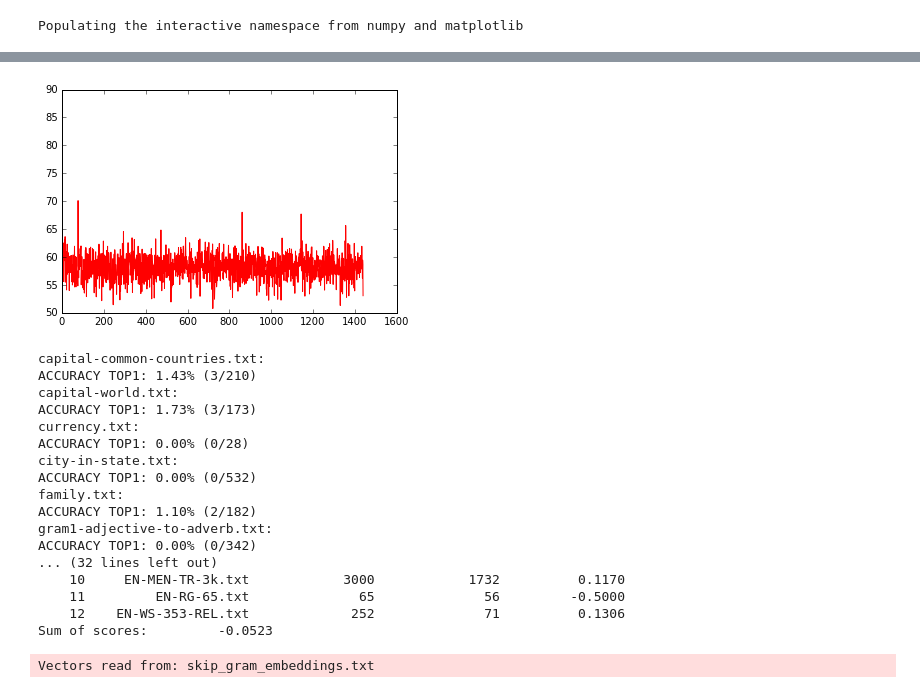
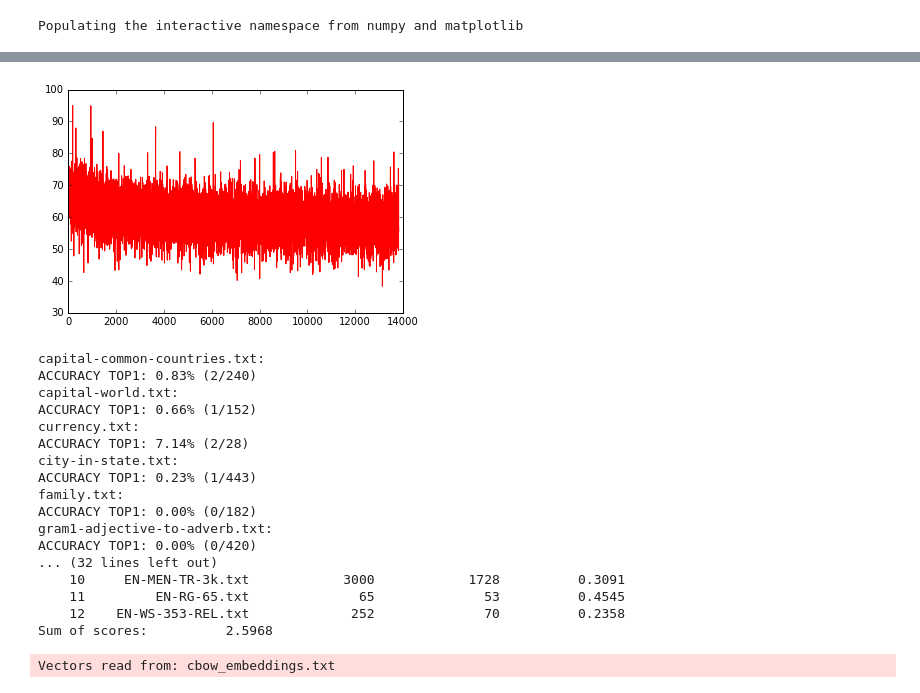
Before and after one commit to Ignotus/theano-word2vec, a Jupyter notebook: evaluation.ipynb, the cells around one changed output, grey strips where cells are left out. Cells and saved outputs as stored; diff of their text form; code cells hidden in the pictures.

Commit message:
CBOW seems to work better on a small dataset.

```diff
--- a/evaluation.ipynb
+++ b/evaluation.ipynb
@@ -44,14 +40,14 @@ plt.show()
 # %%
 import cPickle as pickle
-with open('skip_gram_losses.npy', 'r') as f:
+with open('cbow_losses.npy', 'r') as f:
     loss_changes = pickle.load(f)[::100]
 
 t = list(range(len(loss_changes)))
 
 plt.plot(t, loss_changes, 'r')
 plt.show()
 # %% [output]
-[figure, old version]
+[figure, new version]
 # %%
 def export_embeddings(corpus, word_vectors, file_name):
     with open(file_name, 'w+') as f:
@@ -68,23 +64,23 @@ export_dict(corpus, 'skip_gram_dict.txt')
 # %%
 %%bash
-python evaluation/GloVe/eval/python/evaluate.py --vocab_file skip_gram_dict.txt --vectors_file skip_gram_embeddings.txt
-python evaluation/eval-word-vectors/all_wordsim.py skip_gram_embeddings.txt evaluation/eval-word-vectors/data/word-sim/
+python evaluation/GloVe/eval/python/evaluate.py --vocab_file cbow_dict.txt --vectors_file cbow_embeddings.txt
+python evaluation/eval-word-vectors/all_wordsim.py cbow_embeddings.txt evaluation/eval-word-vectors/data/word-sim/
 # %% [output]
 capital-common-countries.txt:
-ACCURACY TOP1: 1.43% (3/210)
+ACCURACY TOP1: 0.83% (2/240)
 capital-world.txt:
-ACCURACY TOP1: 1.73% (3/173)
+ACCURACY TOP1: 0.66% (1/152)
 currency.txt:
-ACCURACY TOP1: 0.00% (0/28)
+ACCURACY TOP1: 7.14% (2/28)
 city-in-state.txt:
-ACCURACY TOP1: 0.00% (0/532)
+ACCURACY TOP1: 0.23% (1/443)
 family.txt:
-ACCURACY TOP1: 1.10% (2/182)
+ACCURACY TOP1: 0.00% (0/182)
 gram1-adjective-to-adverb.txt:
-ACCURACY TOP1: 0.00% (0/342)
+ACCURACY TOP1: 0.00% (0/420)
 ... (32 lines left out)
-    10     EN-MEN-TR-3k.txt            3000            1732          0.1170
-    11         EN-RG-65.txt              65              56         -0.5000
-    12    EN-WS-353-REL.txt             252              71          0.1306
-Sum of scores:         -0.0523
+    10     EN-MEN-TR-3k.txt            3000            1728          0.3091
+    11         EN-RG-65.txt              65              53          0.4545
+    12    EN-WS-353-REL.txt             252              70          0.2358
+Sum of scores:          2.5968
-Vectors read from: skip_gram_embeddings.txt
+Vectors read from: cbow_embeddings.txt
```
Also changed, not shown: parts of 6 cells of this notebook, 2 other files.
